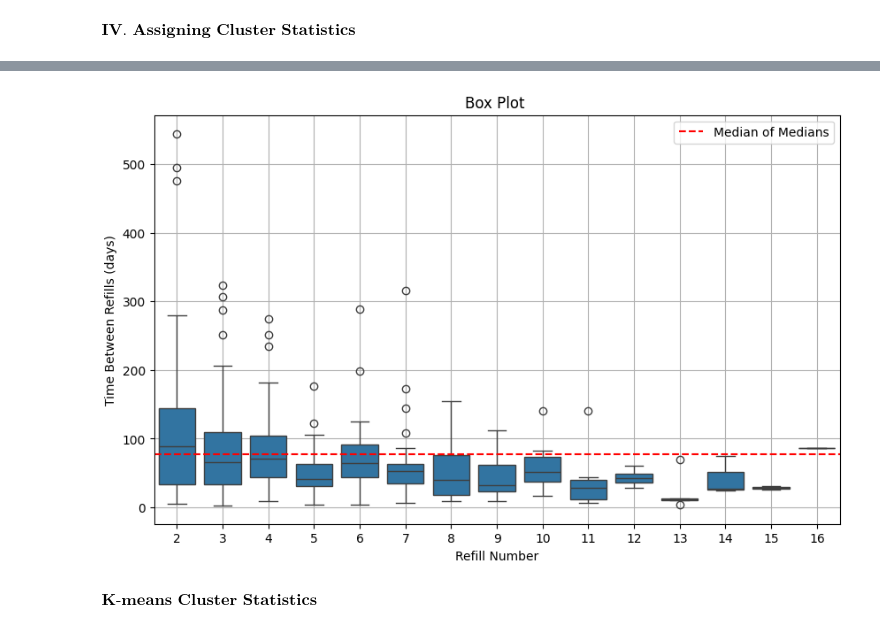
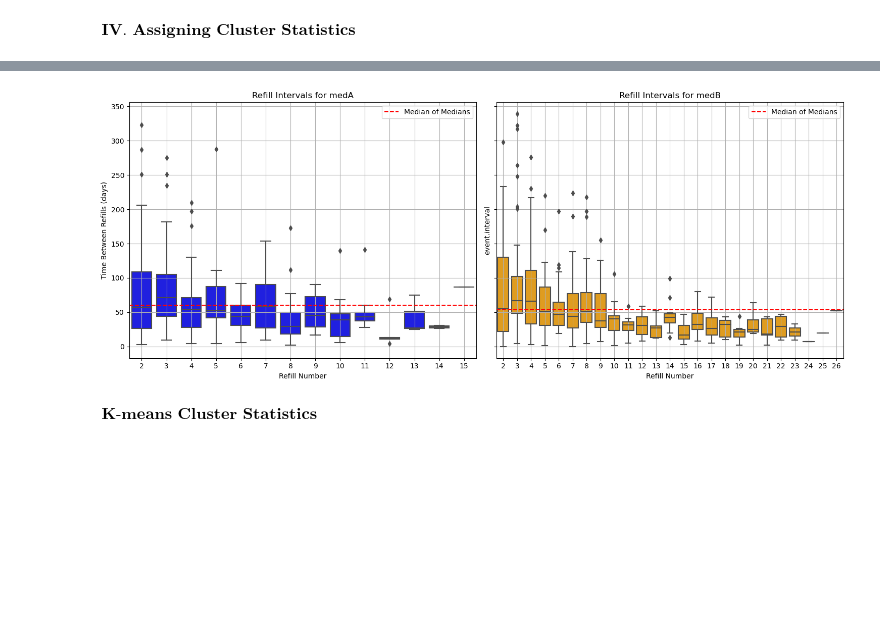
Before and after one commit to justrayn/Assignment-2-For-Clustering, a Jupyter notebook: SEE.ipynb, the cells around one changed output, grey strips where cells are left out. Cells and saved outputs as stored; diff of their text form; code cells hidden in the pictures; blank space fills up the shorter version.

```diff
--- a/SEE.ipynb
+++ b/SEE.ipynb
@@ -186,29 +325,46 @@ results.head()
 # %%
-# Step 7: SEE Assumption Check (Whisker Plot)
+import matplotlib.pyplot as plt
+import seaborn as sns
+
+# Step 7: SEE Assumption Check (Separate Whisker Plots for medA & medB)
 
 # Compute refill sequence number (p_number) per patient
 df["p_number"] = df.groupby("pnr").cumcount() + 1
 
 # Filter to remove first refill, as done in R script (only p_number >= 2)
 df_filtered = df[df["p_number"] >= 2].copy()
 
-# Compute median of medians per patient
-medians_of_medians = df_filtered.groupby("pnr")["event.interval"].median().median()
+# Separate medA and medB
+df_medA = df_filtered[df_filtered["ATC"] == "medA"].copy()
+df_medB = df_filtered[df_filtered["ATC"] == "medB"].copy()
 
-plt.figure(figsize=(10, 6))
-sns.boxplot(x="p_number", y="event.interval", data=df_filtered)
+# Compute median of medians per patient separately for medA & medB
+medians_of_medians_A = df_medA.groupby("pnr")["event.interval"].median().median()
+medians_of_medians_B = df_medB.groupby("pnr")["event.interval"].median().median()
 
-# Add median of medians as reference line
-plt.axhline(y=medians_of_medians, linestyle="dashed", color="red", label="Median of Medians")
+fig, axes = plt.subplots(1, 2, figsize=(15, 6), sharey=True)  # Two side-by-side plots
 
-plt.xlabel("Refill Number")
-plt.ylabel("Time Between Refills (days)")
-plt.title("Box Plot ")
-plt.legend()
-plt.grid()
+# Boxplot for medA
+sns.boxplot(x="p_number", y="event.interval", data=df_medA, ax=axes[0], color="blue")
+axes[0].axhline(y=medians_of_medians_A, linestyle="dashed", color="red", label="Median of Medians")
+axes[0].set_title("Refill Intervals for medA")
+axes[0].set_xlabel("Refill Number")
+axes[0].set_ylabel("Time Between Refills (days)")
+axes[0].legend()
+axes[0].grid()
+
+# Boxplot for medB
+sns.boxplot(x="p_number", y="event.interval", data=df_medB, ax=axes[1], color="orange")
+axes[1].axhline(y=medians_of_medians_B, linestyle="dashed", color="red", label="Median of Medians")
+axes[1].set_title("Refill Intervals for medB")
+axes[1].set_xlabel("Refill Number")
+axes[1].legend()
+axes[1].grid()
+
+plt.tight_layout()  # Adjust layout to fit both plots nicely
 plt.show()
 # %% [output]
-[figure, old version]
+[figure, new version]
 # %% [markdown]
 $\textbf{ K-means Cluster Statistics}$
 # %%
```
Also changed, not shown: parts of 8 cells of this notebook.
